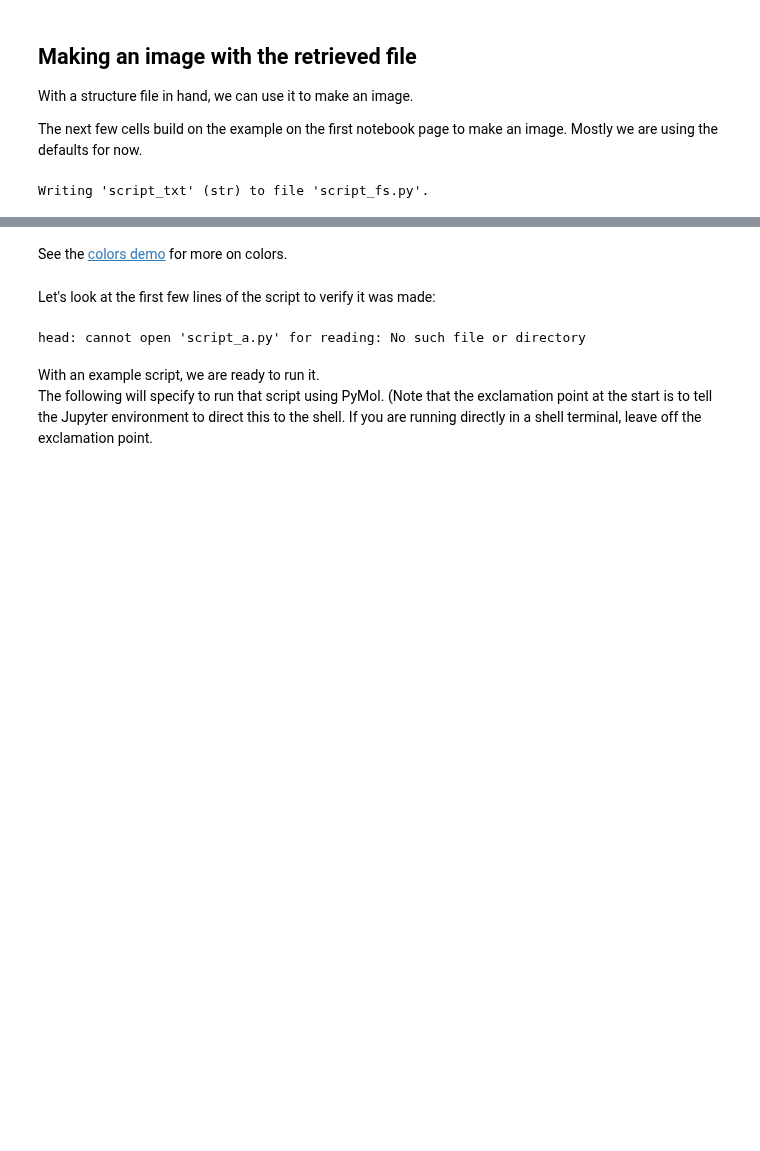
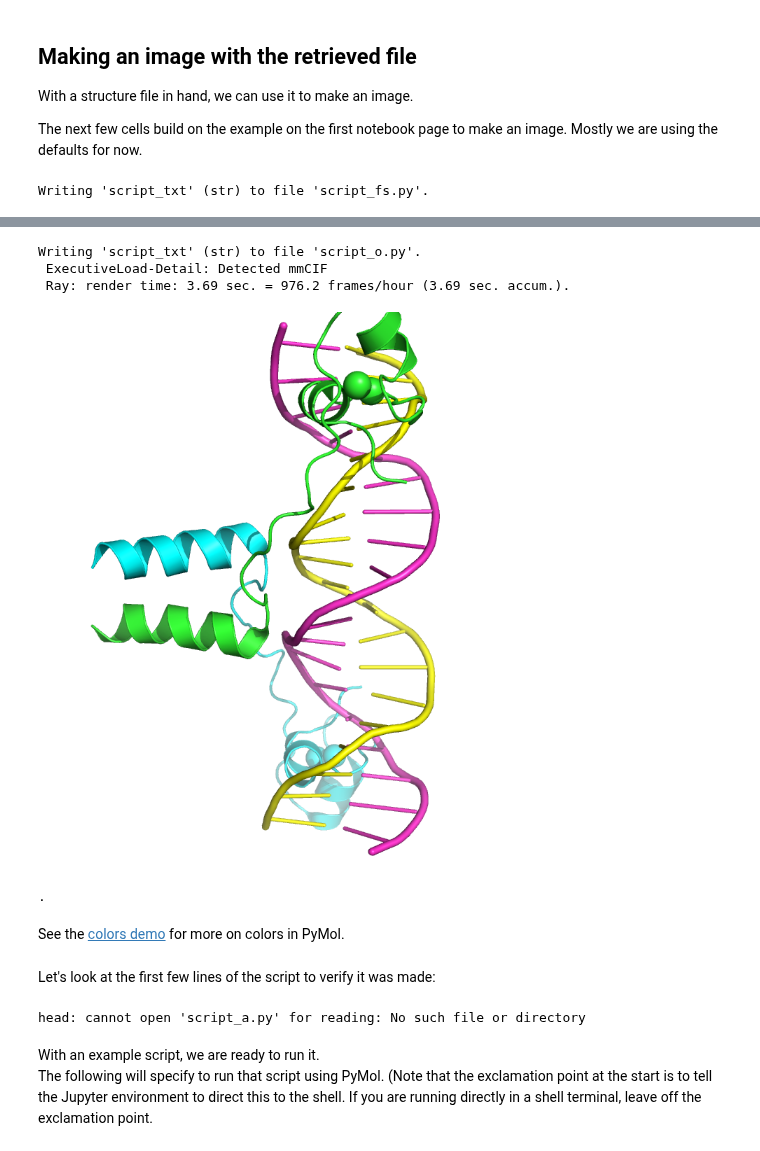
Before and after one commit to fomightez/pymol-binder, a Jupyter notebook: notebooks/demo_fetch.ipynb, the cells around one changed output, grey strips where cells are left out. Saved outputs shown, nothing was run; the diff lists cells and outputs as text; code cells hidden in the pictures; blank space fills up the shorter version.

Commit message:
expand fetch demo

```diff
--- a/notebooks/demo_fetch.ipynb
+++ b/notebooks/demo_fetch.ipynb
@@ -85,0 +91,12 @@ Note that the steps were done separately. It is possible to do all at once. And
+# %%
+cmds2run = '''cmd.fetch('1d66');cmd.zoom()
+cmd.set ("ray_opaque_background", 0)
+cmd.bg_color ("white")
+cmd.set ("cartoon_fancy_helices", 1)
+cmd.set ("cartoon_side_chain_helper", "on")
+cmd.hide ("everything", "all")
+cmd.show ("cartoon", "all")
+cmd.util.cbc()
+cmd.show ("sphere", "metals")
+cmd.png('1d66.png', 800, 800, dpi=300, ray=1)
+'''
@@ -86,5 +119,28 @@ Note that the steps were done separately. It is possible to do all at once. And
+# %%
+script_txt = init_block + cmds2run
+%store script_txt > script_o.py
+!pymol -cq script_o.py
+from IPython.display import Image
+Image("1d66.png")
+# %% [output]
+Writing 'script_txt' (str) to file 'script_o.py'.
+ ExecutiveLoad-Detail: Detected mmCIF
+ Ray: render time: 3.69 sec. = 976.2 frames/hour (3.69 sec. accum.).
+[figure, added]
+# %%
+import time
+
+def executeSomething():
+    #code here
+    print ('.')
+    time.sleep(480) #60 seconds times 8 minutes
+
+while True:
+    executeSomething()
+# %% [output]
+.
 # %% [markdown]
-See the [colors demo](demo_colors.py) for more on colors.
+See the [colors demo](demo_colors.py) for more on colors in PyMol.
 # %% [markdown]
 Let's look at the first few lines of the script to verify it was made:
 # %%
```
Also changed, not shown: parts of 8 cells of this notebook, 1 other file.
